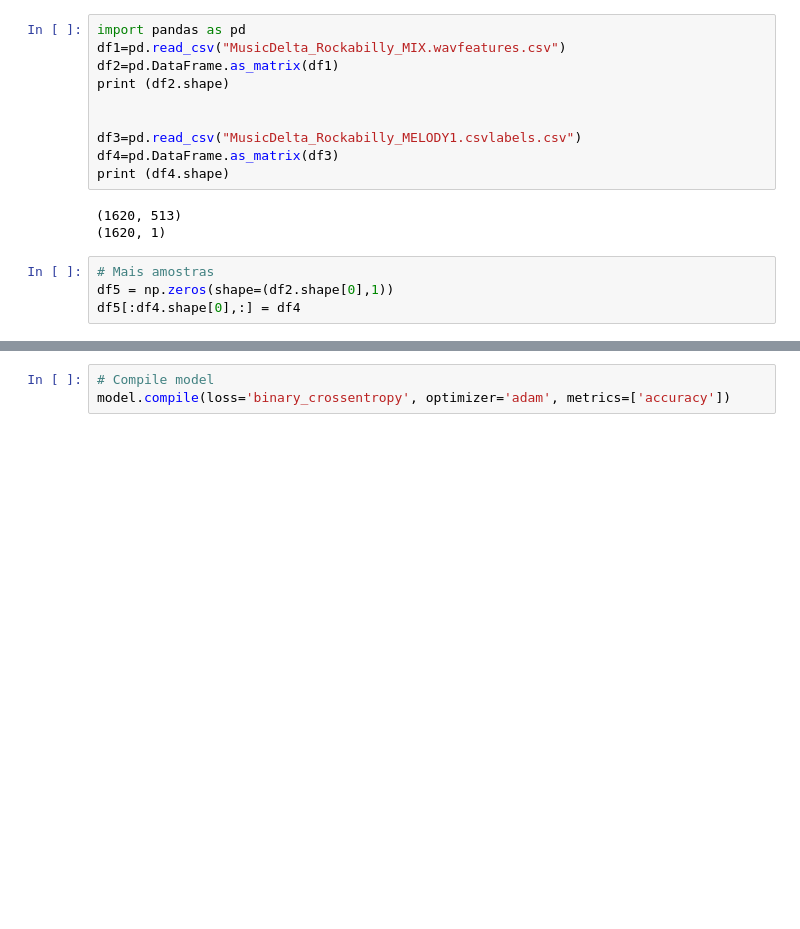
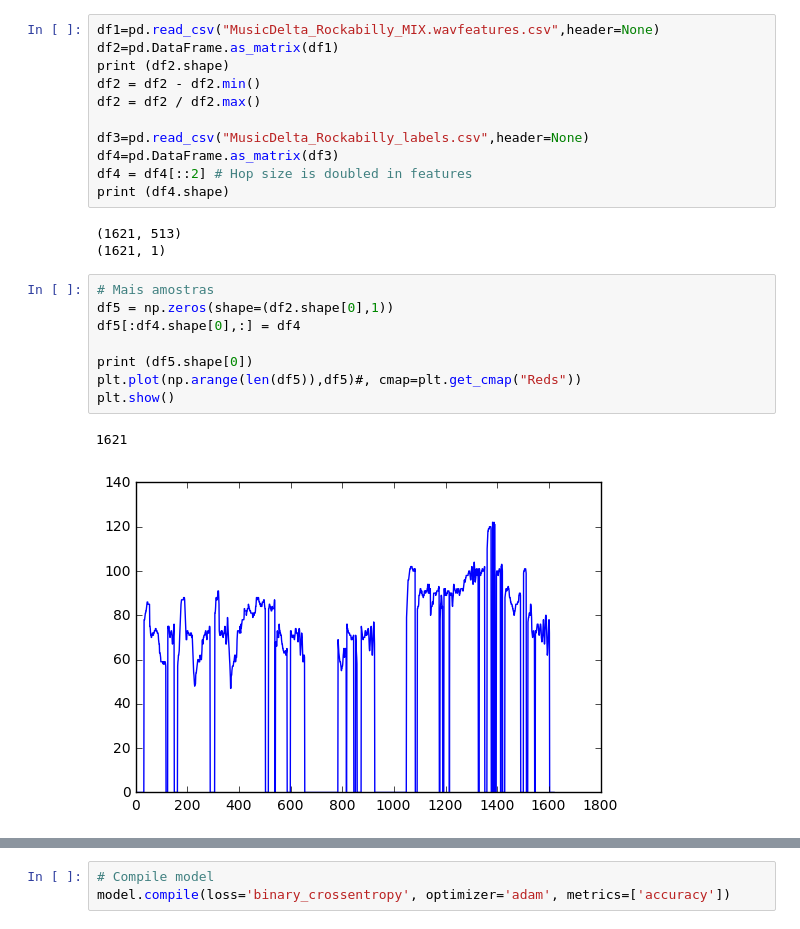
Before and after one commit to shayenne/IAmelodyDNN, a Jupyter notebook: DNN Model - F0 Estimation.ipynb, the cells around one changed output, grey strips where cells are left out. Drawn from its saved outputs; the diff is of its cells as text; blank space fills up the shorter version.

```diff
--- a/DNN Model - F0 Estimation.ipynb
+++ b/DNN Model - F0 Estimation.ipynb
@@ -13,17 +31,25 @@ Using TensorFlow backend.
 # %%
-import pandas as pd
-df1=pd.read_csv("MusicDelta_Rockabilly_MIX.wavfeatures.csv")
+df1=pd.read_csv("MusicDelta_Rockabilly_MIX.wavfeatures.csv",header=None)
 df2=pd.DataFrame.as_matrix(df1)
 print (df2.shape)
+df2 = df2 - df2.min()
+df2 = df2 / df2.max()
 
-
-df3=pd.read_csv("MusicDelta_Rockabilly_MELODY1.csvlabels.csv")
+df3=pd.read_csv("MusicDelta_Rockabilly_labels.csv",header=None)
 df4=pd.DataFrame.as_matrix(df3)
+df4 = df4[::2] # Hop size is doubled in features
 print (df4.shape)
 # %% [output]
-(1620, 513)
-(1620, 1)
+(1621, 513)
+(1621, 1)
 # %%
 # Mais amostras
 df5 = np.zeros(shape=(df2.shape[0],1))
 df5[:df4.shape[0],:] = df4
+
+print (df5.shape[0])
+plt.plot(np.arange(len(df5)),df5)#, cmap=plt.get_cmap("Reds"))
+plt.show()
+# %% [output]
+1621
+[figure, added]
```
Also changed, not shown: parts of 27 cells of this notebook, 1 other file.
